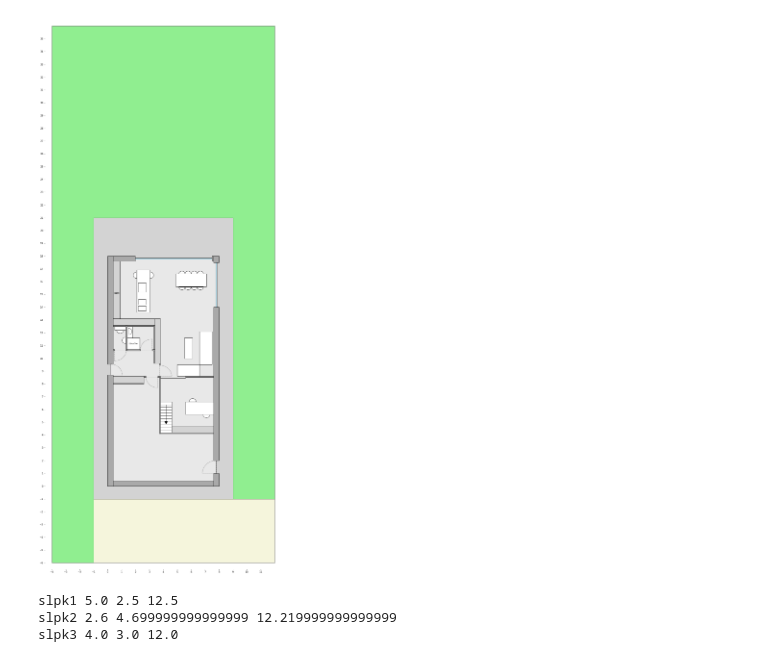
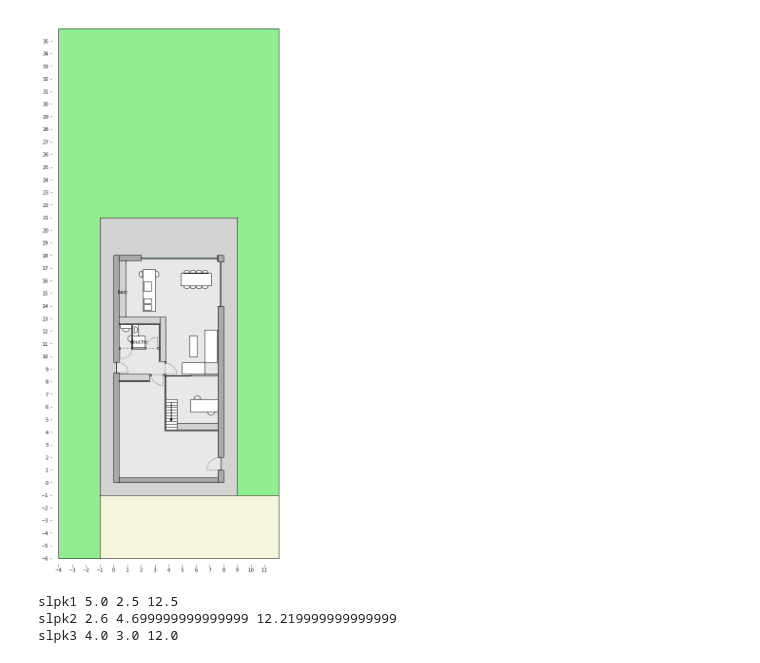
Before and after one commit to TomDecroos/boekfos, a Jupyter notebook: floorplanV4-kelder.ipynb, the cells around one changed output. Drawn from its saved outputs; the diff is of its cells as text; code cells hidden in the pictures.

```diff
--- a/floorplanV4-kelder.ipynb
+++ b/floorplanV4-kelder.ipynb
@@ -231,35 +231,35 @@ w = InnerWall.horizontal(toiletbottom - 2,binnenright-2,binnenright,"top")
 fp.add(w)
 fp.add(Rect(bureauleft,toiletbottom-2-0.15,binnenright-2,toiletbottom-2-0.15+0.02,"black"))
 
 # HAl
 haltop = badkamerbottom
 halbottom = toiletbottom - 2
 halleft = binnenleft
 halright = badkamerright
 w = InnerWall.vertical(halright,haltop,livingkastbottom,"right")
 fp.add(w)
 w = InnerWall.vertical(livingkastright,bureaubottom,livingkastbottom,"right")
 w.door(livingkastbottom - 1,"top","right")
 fp.add(w)
 w = InnerWall.horizontal(halbottom,livingkastright-1.2,livingkastright,"top")
 w.door(livingkastright-0.2,"left","bottom")
 fp.add(w)
 w = InnerWall.horizontal(halbottom-0.5,binnenleft,livingkastright-1.2,"top")
 fp.add(w)
 
 lo.door(halbottom+0.1,"top","right")
 
 
 
 dressingtop = halbottom
 dressingbottom = halbottom - 0.5
 dressingleft = binnenleft
 dressingright = livingkastright - 1.2
 fp.add(Rect(dressingleft,dressingbottom,dressingright,dressingtop,"lightgrey"))
 
-fp.draw(figsize=1)
+fp.draw(figsize=0.5)
 # %% [output]
-[figure, old version]
+[figure, new version]
 # %%
 from floorplan2D import FloorPlan, InnerWall, OuterWall,Rect,Wall,HalfCircle,Arrow
 import matplotlib.pyplot as plt
```
Also changed, not shown: 14 other files.
